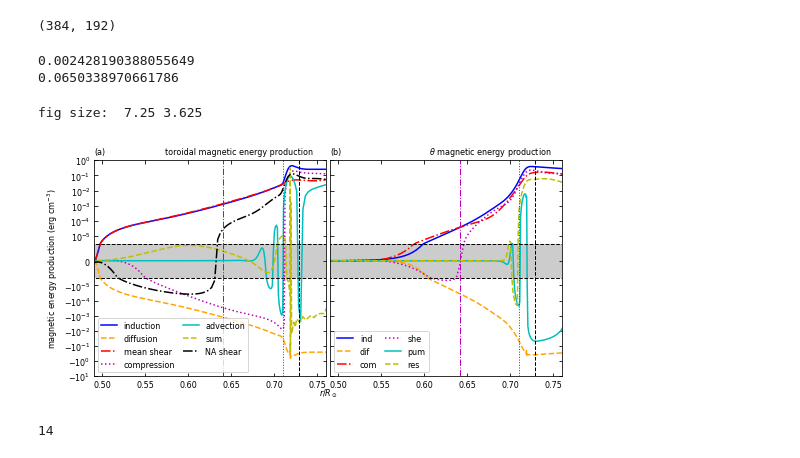
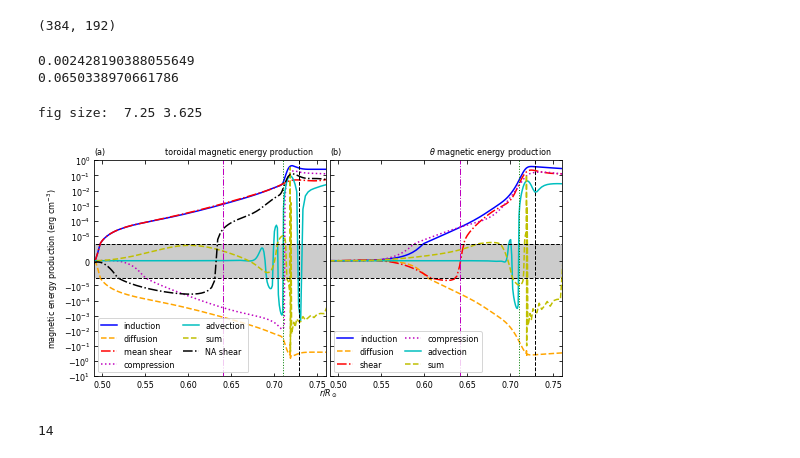
Before and after one commit to illorenzo7/Tacho_Letter_Plots_Part2, a Jupyter notebook: 00_meprod.ipynb, the cells around one changed output. Saved outputs shown, nothing was run; the diff lists cells and outputs as text; code cells hidden in the pictures.

Commit message:
ME prod basically done

```diff
--- a/00_meprod.ipynb
+++ b/00_meprod.ipynb
@@ -123,13 +123,13 @@ indp_ms_t = np.sum(di_grid['tw_2d']*bpolb_t*dOmdt, axis=0)
 indp_ms_exact = indp_ms_r + indp_ms_t
 # %% [output]
 (384, 192)
-# %%
-# check two types of MS basically agree
-print(rms(indp_ms_exact - indp_ms))
-print(rms(indp_ms_exact)) # pretty good I'd say --- good to within about 3%
-# %% [output]
-0.002428190388055649
-0.0650338970661786
+# %%
+# check two types of MS basically agree
+print(rms(indp_ms_exact - indp_ms))
+print(rms(indp_ms_exact)) # pretty good I'd say --- good to within about 3%
+# %% [output]
+0.002428190388055649
+0.0650338970661786
 # %%
 # make good line plot dimensions
 fig_width_inches = 7.25 #4.75
@@ -211,9 +211,7 @@ ordinate=6
 ax1.plot(rr, (indp_shear - indp_ms_exact), color=color_order[ordinate], linestyle=style_order[ordinate],\
          label='NA shear')
 
-#ordinate=4#5
-#ax1.plot(rr, (indp + diffp)*0.1, color=color_order[ordinate], linestyle=style_order[ordinate],\
-#         label='toroidal total')
+
 ax1.legend(fontsize=fontsize, loc='lower left', ncol=2, columnspacing=1.)
 
 # add zero line (maybe) and linthresh (make this symlog)
@@ -251,30 +249,30 @@ ax1.set_xlim(np.min(rr), rcut)
 # plot the profiles
 ordinate=0
 ax2.plot(rr, indt, color=color_order[ordinate], linestyle=style_order[ordinate],\
-         label='ind')
-ordinate=1
+         label='induction')
+
+ordinate += 1
 ax2.plot(rr, difft, color=color_order[ordinate], linestyle=style_order[ordinate],\
-         label='dif')
-ordinate=2
-ax2.plot(rr, indt_comp, color=color_order[ordinate], linestyle=style_order[ordinate],\
-         label='com')
-ordinate=3
+         label='diffusion')
+
+ordinate += 1
 ax2.plot(rr, indt_shear, color=color_order[ordinate], linestyle=style_order[ordinate],\
-         label='she')
-ordinate=4
-ax2.plot(rr[:ipumpcut], indt_adv1[:ipumpcut], color=color_order[ordinate], linestyle=style_order[ordinate],\
-         label='pum')
+         label='shear')
 
-ordinate=5
-residt = indt - indt_comp - indt_shear - indt_adv1
-ax2.plot(rr[:ipumpcut], residt[:ipumpcut], color=color_order[ordinate], linestyle=style_order[ordinate],\
-         label='res')
-#ordinate=5
-#ax2.plot(rr, (indt_adv + 1*indr_adv)*0.1, color=color_order[ordinate], linestyle=style_order[ordinate],\
-#         label=r'$\theta$' + ' advection')
-#ordinate=4
-#ax2.plot(rr, (indt + difft+indr+diffr)*0.1, color=color_order[ordinate], linestyle=style_order[ordinate],\
-#         label='poloidal total')
+ordinate += 1
+ax2.plot(rr[:ipumpcut], indt_comp[:ipumpcut], color=color_order[ordinate], linestyle=style_order[ordinate],\
+         label='compression')
+
+ordinate += 1
+ax2.plot(rr[:ipumpcut], indt_adv[:ipumpcut], color=color_order[ordinate], linestyle=style_order[ordinate],\
+         label='advection')
+
+ordinate += 1
+sumt = indt + difft
+ax2.plot(rr[:ipumpcut], sumt[:ipumpcut], color=color_order[ordinate], linestyle=style_order[ordinate],\
+         label='sum')
+
+
 ax2.legend(fontsize=fontsize, loc='lower left', ncol=2, columnspacing=1.)
 
 # add zero line (maybe) and linthresh (make this symlog)
@@ -310,34 +308,34 @@ buffspace = ' '*5
 ax1.set_title('toroidal magnetic energy production' + buffspace, loc='right', fontsize=fontsize)
 ax2.set_title(r'$\theta$' + ' magnetic energy production' + buffspace, loc='right', fontsize=fontsize)
 
 
 
 # remove the annoying 10^-7 ticks (have no idea how I did this or why it makes sense)
 yticks = ax1.get_yticks().tolist()
 yticks.pop(6+int(np.log10(np.abs(ymin))))
 yticks.pop(7+int(np.log10(np.abs(ymin))))
 ax1.set_yticks(yticks)
 #ax2.set_yticks(yticks)
 ax1.set_ylim(ymin, ymax)
 
 # add shade in 'linear region'
 xvals = np.linspace(np.min(rr), rcut, 100)
 for ax in ax1, ax2:
     ax.fill_between(xvals, xvals*0 - linthresh, xvals*0 + linthresh, fc="k", alpha=0.2)
 
     # point ticks inward and get them on all sides
     plt.sca(ax)
     plt.tick_params(top=True, right=True, direction='in', which='both', labelsize=fontsize)
 plt.sca(ax1)
 plt.minorticks_off()
 
 # label both x axes
 fig.text(margin_left + subplot_width + 0.5*margin_x, margin_y,\
          r'$r/R_\odot$', fontsize=fontsize, ha='center', va='bottom')
 
 plt.savefig('images/meprod.png', dpi=300)
 # %% [output]
-[figure, old version]
+[figure, new version]
 # %%
 len(yticks)
 # %% [output]
```
Also changed, not shown: 1 other file.
